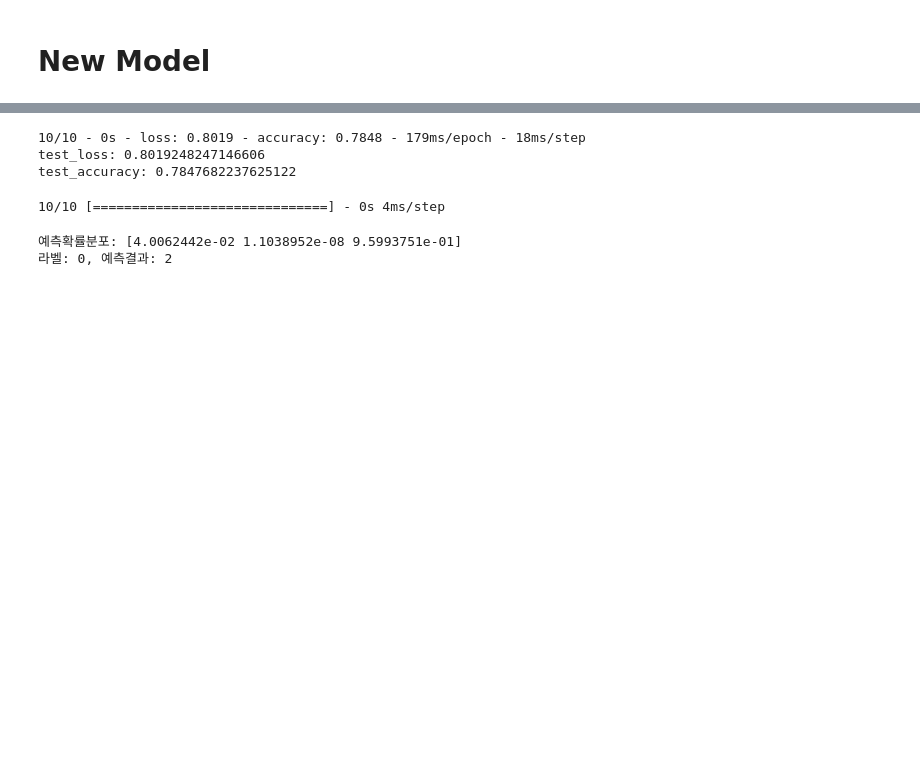
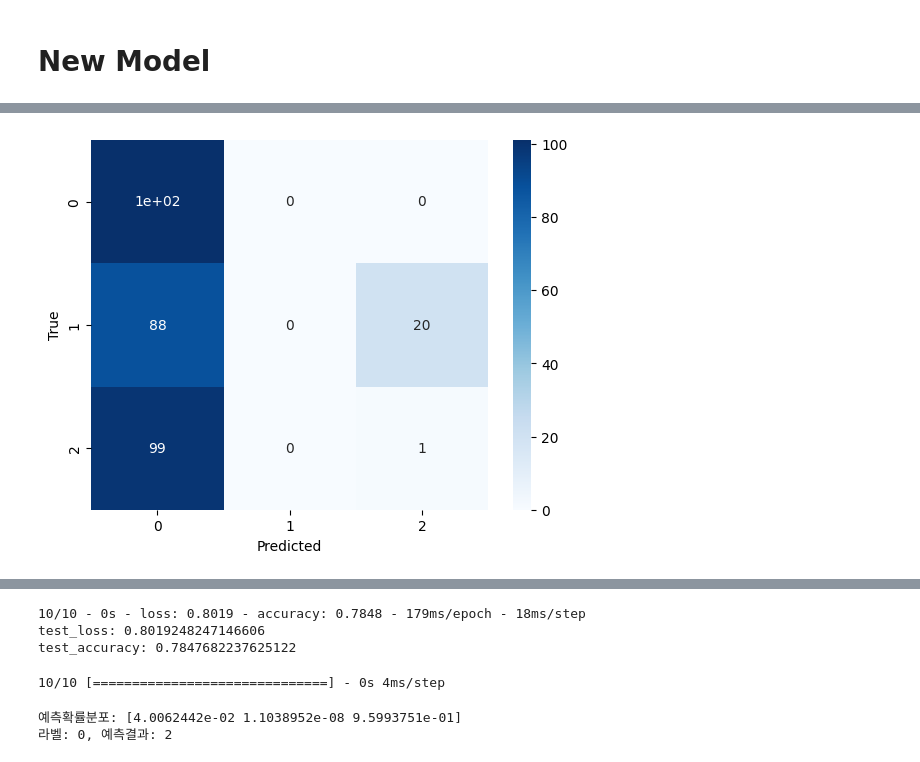
Before and after one commit to hidden719/aiffel, a Jupyter notebook: 0306/RPS.ipynb, the cells around one changed output, grey strips where cells are left out. Cells and saved outputs as stored; diff of their text form; code cells hidden in the pictures; blank space fills up the shorter version.

```diff
--- a/0306/RPS.ipynb
+++ b/0306/RPS.ipynb
@@ -323,5 +342,5 @@ model.compile(optimizer='adam',
 from tensorflow.keras.callbacks import EarlyStopping
 # 모델 훈련
 early_stopping = EarlyStopping(monitor='val_loss', patience=5, restore_best_weights=True)
-history = model.fit(x_train_norm, y_train, validation_split=0.2, epochs=30, batch_size=10,callbacks=[early_stopping])
+history = model.fit(x_train_norm, y_train, validation_split=0.2, epochs=50, callbacks=[early_stopping])
 # %% [output]
@@ -452,0 +429,12 @@ for n in samples:
+# %%
+from sklearn.metrics import confusion_matrix
+import seaborn as sns
+predicted_result = model.predict(x_test)  # model이 추론한 확률값.
+predicted_labels = np.argmax(predicted_result, axis=1)
+
+cm = confusion_matrix(y_test,predicted_labels)
+sns.heatmap(cm, annot=True, cmap='Blues')
+plt.xlabel('Predicted')
+plt.ylabel('True')
+plt.show()
+# %% [output]
@@ -452,0 +442 @@ for n in samples:
+[figure, added]
```
Also changed, not shown: parts of 21 cells of this notebook.
